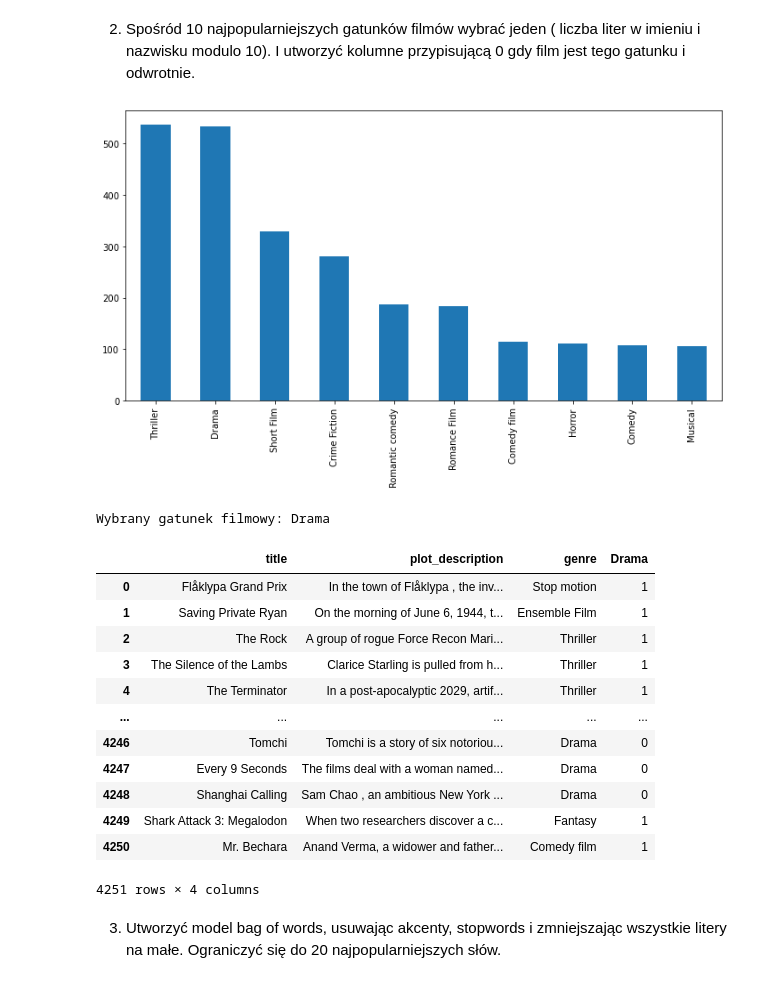
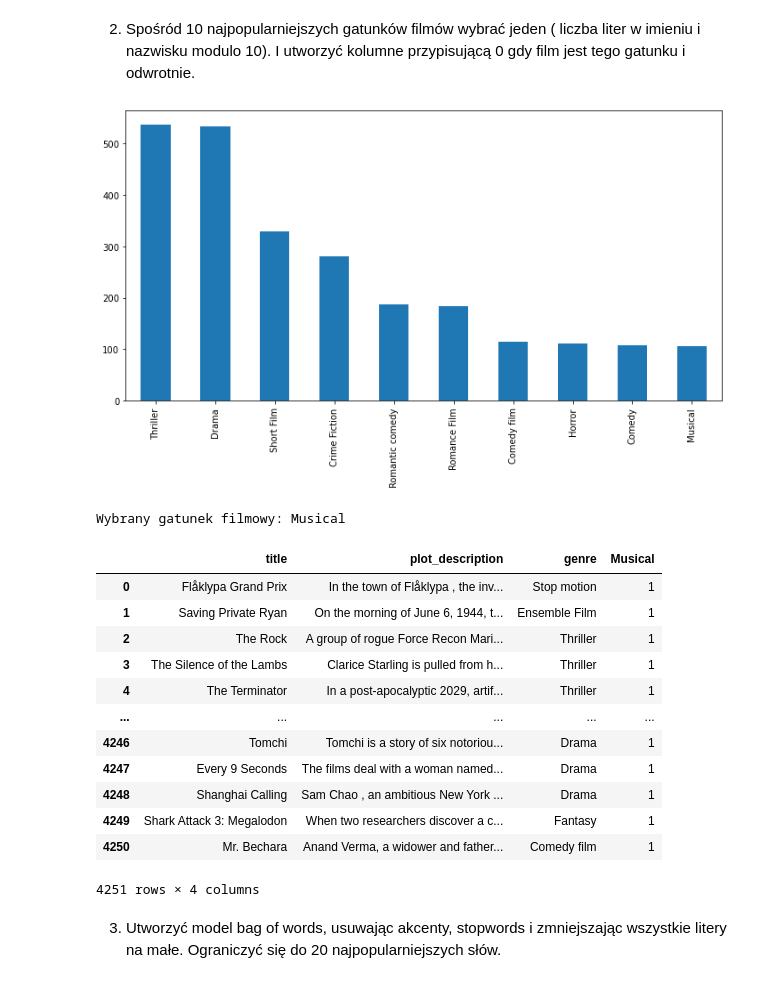
Before and after one commit to Artur-Mzyk/Analiza_i_bazy_danych, a Jupyter notebook: Lab8/raport-1.ipynb, the cells around one changed output. Saved outputs shown, nothing was run; the diff lists cells and outputs as text; code cells hidden in the pictures.

```diff
--- a/Lab8/raport-1.ipynb
+++ b/Lab8/raport-1.ipynb
@@ -87,29 +86,29 @@ df
 # %%
 top_genres = df["genre"].value_counts()[:10]
 top_genres.plot(kind="bar", figsize=(12,6))
 plt.show()
 
 first_name = "Artur"
-last_name = "Mzykkk"
+last_name = "Mzyk"
 n = (len(first_name + last_name) % 10)
 chosen_genre = top_genres.index[n]
 print(f"Wybrany gatunek filmowy: {chosen_genre}")
 
 df[chosen_genre] = np.int8(df.genre != chosen_genre)
 df
 # %% [output]
 [figure]
-Wybrany gatunek filmowy: Drama
+Wybrany gatunek filmowy: Musical
-|  | title | plot_description | genre | Drama |
+|  | title | plot_description | genre | Musical |
 | 0 | Flåklypa Grand Prix | In the town of Flåklypa , the inv... | Stop motion | 1 |
 | 1 | Saving Private Ryan | On the morning of June 6, 1944, t... | Ensemble Film | 1 |
 | 2 | The Rock | A group of rogue Force Recon Mari... | Thriller | 1 |
 | 3 | The Silence of the Lambs | Clarice Starling is pulled from h... | Thriller | 1 |
 | 4 | The Terminator | In a post-apocalyptic 2029, artif... | Thriller | 1 |
 | ... | ... | ... | ... | ... |
-| 4246 | Tomchi | Tomchi is a story of six notoriou... | Drama | 0 |
-| 4247 | Every 9 Seconds | The films deal with a woman named... | Drama | 0 |
-| 4248 | Shanghai Calling | Sam Chao , an ambitious New York ... | Drama | 0 |
+| 4246 | Tomchi | Tomchi is a story of six notoriou... | Drama | 1 |
+| 4247 | Every 9 Seconds | The films deal with a woman named... | Drama | 1 |
+| 4248 | Shanghai Calling | Sam Chao , an ambitious New York ... | Drama | 1 |
 | 4249 | Shark Attack 3: Megalodon | When two researchers discover a c... | Fantasy | 1 |
 | 4250 | Mr. Bechara | Anand Verma, a widower and father... | Comedy film | 1 |
 4251 rows × 4 columns
```
Also changed, not shown: parts of 6 cells of this notebook.
